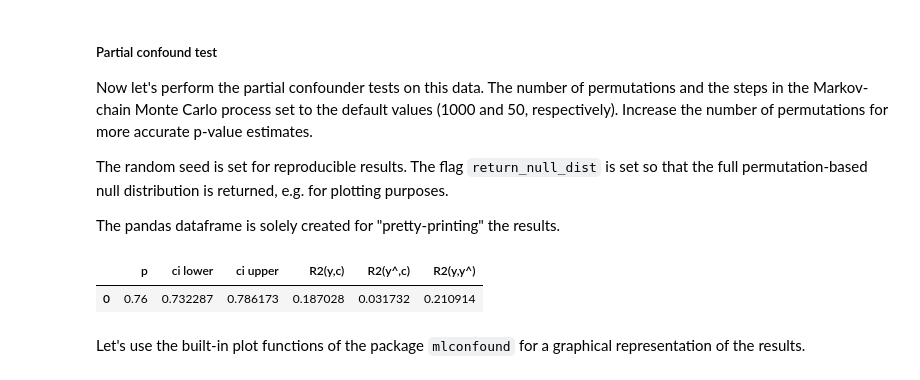
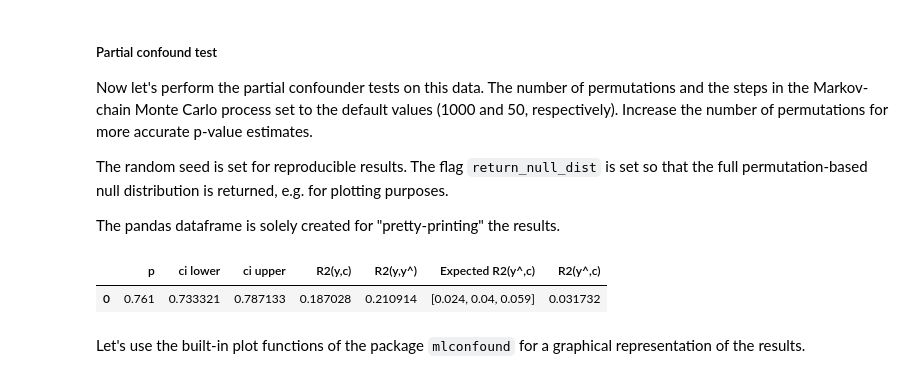
Before and after one commit to pni-lab/mlconfound, a Jupyter notebook: notebooks/quickstart.ipynb, the cells around one changed output. Drawn from its saved outputs; the diff is of its cells as text; code cells hidden in the pictures.

Commit message:
v0.21.0:
- New return value: Expected R2 confidence intervals
- Caution: return order changed, reverse-compatibility broken

```diff
--- a/notebooks/quickstart.ipynb
+++ b/notebooks/quickstart.ipynb
@@ -60,18 +61,19 @@ The pandas dataframe is solely created for "pretty-printing" the results.
 # %%
 ret=partial_confound_test(H0_y, H0_yhat, H0_c, return_null_dist=True,
                   random_state=42)
 #pretty print results
 pd.DataFrame({
     'p' : [ret.p],
     'ci lower' : [ret.p_ci[0]],
     'ci upper' : [ret.p_ci[1]],
     'R2(y,c)' : [ret.r2_y_c],
-    'R2(y^,c)' : [ret.r2_yhat_c],
     'R2(y,y^)' : [ret.r2_y_yhat],
+    'Expected R2(y^,c)': [np.round(ret.expected_r2_yhat_c, 3)],
+    'R2(y^,c)' : [ret.r2_yhat_c]
 })
 # %% [output]
-|  | p | ci lower | ci upper | R2(y,c) | R2(y^,c) | R2(y,y^) |
-| 0 | 0.76 | 0.732287 | 0.786173 | 0.187028 | 0.031732 | 0.210914 |
+|  | p | ci lower | ci upper | R2(y,c) | R2(y,y^) | Expected R2(y^,c) | R2(y^,c) |
+| 0 | 0.761 | 0.733321 | 0.787133 | 0.187028 | 0.210914 | [0.024, 0.04, 0.059] | 0.031732 |
 # %% [markdown]
 Let's use the built-in plot functions of the package `mlconfound` for a graphical representation of the results.
 # %%
```
Also changed, not shown: parts of 3 cells of this notebook, 7 other files.
